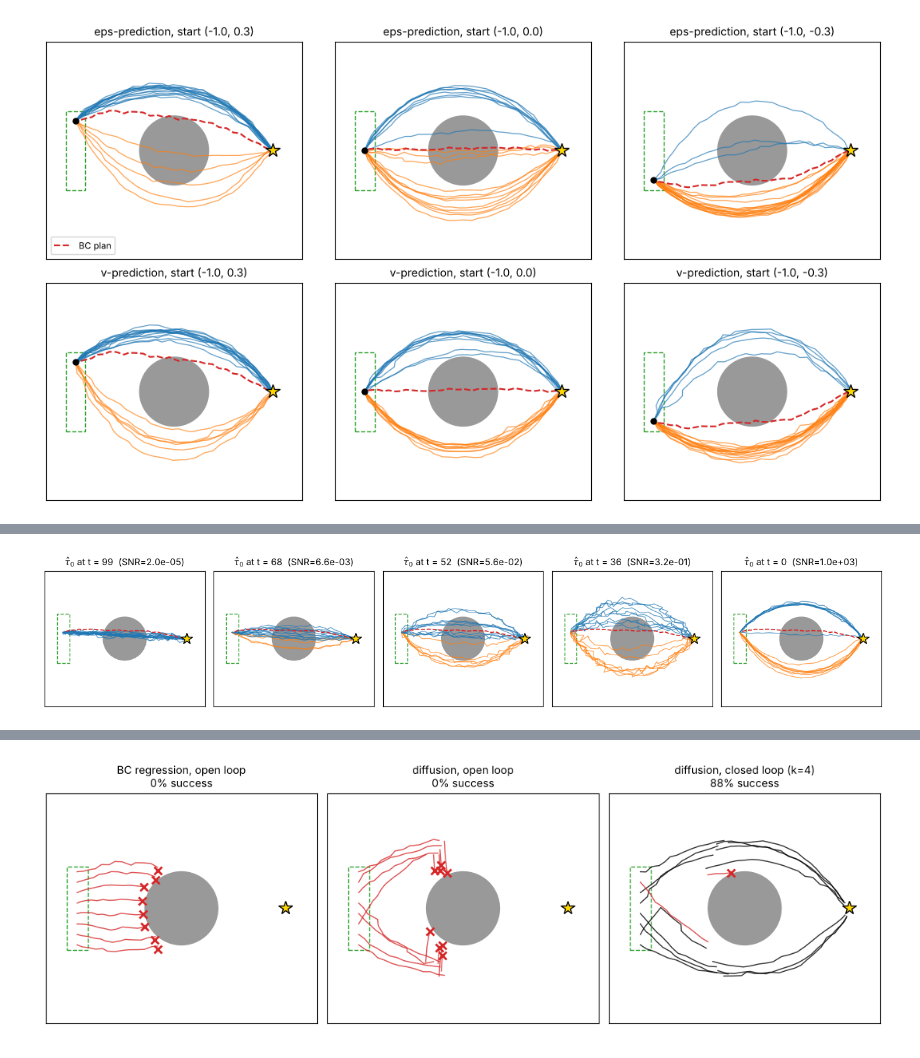
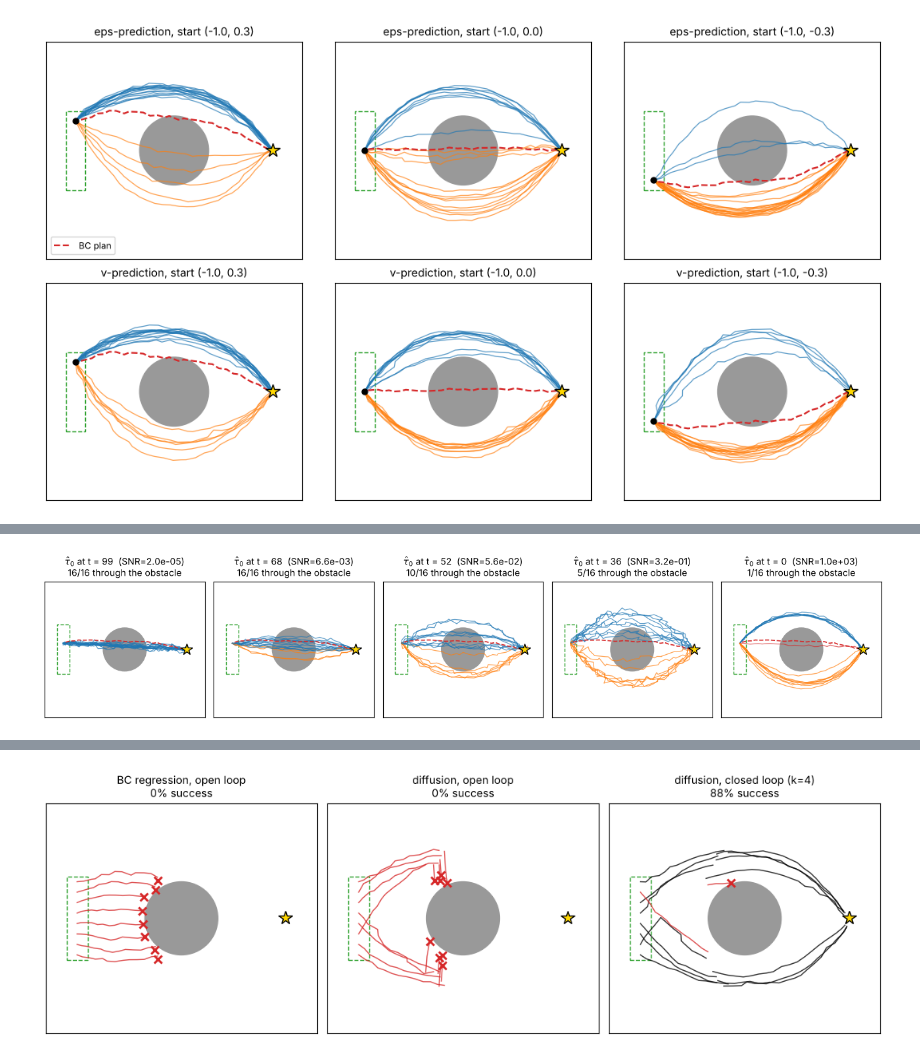
Before and after one commit to johnschwarcz/CognitiveGridworld, a Jupyter notebook: diffusion_tutorial/10_diffusion_for_control.ipynb, the cells around one changed output, grey strips where cells are left out. Drawn from its saved outputs; the diff is of its cells as text; code cells hidden in the pictures.

```diff
--- a/diffusion_tutorial/10_diffusion_for_control.ipynb
+++ b/diffusion_tutorial/10_diffusion_for_control.ipynb
@@ -124,7 +125,8 @@ def make_demos(n, rng, start_box=START_BOX, goal_box=None, clearance=0.15, jitte
 
     Each is a cubic Bezier curve whose two inner control points lie either above or below the
     obstacle (a fair coin decides), re-sampled at constant speed, plus a little waypoint jitter.
-    Curves passing closer than `clearance` to the obstacle are redrawn (rejection sampling).
+    Curves passing closer than `clearance` to the obstacle are redrawn from scratch (new start,
+    new coin flip): rejection sampling of the whole demonstration.
     goal_box=None uses the fixed GOAL; otherwise goals are uniform in the box.
     Returns (demos, route) with route = 1 for 'above' and 0 for 'below'.
     """
@@ -220,0 +240,9 @@ plt.show()
+# %%
+def route_prob(s, n=2000, seed=1):
+    """Monte-Carlo estimate of pi(s) = P(above | start s) for the expert generator."""
+    _, r = make_demos(n, np.random.default_rng(seed), start_box=((s[0],) * 2, (s[1],) * 2))
+    return r.mean()
+
+
+for y in [-0.3, 0.0, 0.3]:
+    print(f"experts starting at (-1.0, {y:+.1f}): P(above) = {route_prob(np.array([-1.0, y])):.3f}")
@@ -356,19 +441,21 @@ standard deviation of the crossing height *within* each route, averaged over the
 measures diversity, which a good imitator should match, not minimise).
 # %%
 def plan_metrics(starts, paths, obstacles=((OBST_C, OBST_R),), goals=GOAL):
-    """Summary statistics for plans paths (N, H, 2) that start at starts (N, 2)."""
+    """Summary statistics for plans paths (N, H, 2) that start at starts (N, 2).
+    goals=None skips the goal error (for plans whose endpoint is free or clamped)."""
     full = np.concatenate([starts[:, None], paths], 1)
     hit = np.zeros(len(full), dtype=bool)
     for c, r in obstacles:
         hit |= polyline_dist(full, c) < r
     above = np.array(route_colours(full)) == COL["above"]
-    goal_err = np.linalg.norm(full[:, -1] - goals, axis=-1)
     rough = (np.diff(full, 2, axis=1) ** 2).sum(-1).mean(1)
     i_mid = np.abs(full[..., 0] - OBST_C[0]).argmin(1)
     y_cross = full[np.arange(len(full)), i_mid, 1]
     spread = np.mean([y_cross[m].std() for m in (above, ~above) if m.sum() > 1])
-    return {"collision": hit.mean(), "above": above.mean(), "goal err": goal_err.mean(),
-            "roughness": rough.mean(), "spread": spread}
+    out = {"collision": hit.mean(), "above": above.mean()}
+    if goals is not None:
+        out["goal err"] = np.linalg.norm(full[:, -1] - goals, axis=-1).mean()
+    return {**out, "roughness": rough.mean(), "spread": spread}
 
 
 def print_metrics(name, m):
@@ -737,20 +938,30 @@ running guess $\hat\tau_0$ at a few points of the reverse process (20 steps; das
 # %%
+def hits_obstacle(paths):
+    """Which paths (N, L, 2) enter the obstacle."""
+    return polyline_dist(paths, OBST_C) < OBST_R
+
+
 torch.manual_seed(1)
 cond = to_tensor(np.repeat(s_star[None], 16, 0))
 _, x0_hist = sample_plans(policy, cond, n_steps=20, return_x0=True)
 ts20 = ddim_timesteps(sched.T, 20)
 frames = [0, 6, 9, 12, 19]
-fig, axes = plt.subplots(1, len(frames), figsize=(13, 2.8))
+fig, axes = plt.subplots(1, len(frames), figsize=(13, 3.0))
 for ax, k in zip(axes, frames):
     paths = np.concatenate([np.repeat(s_star[None, None], 16, 0), to_paths(x0_hist[k])], 1)
+    hit = hits_obstacle(paths)
     ab = sched.alpha_bars[ts20[k]].item()
-    draw_world(ax, title=f"$\\hat\\tau_0$ at t = {ts20[k]}  (SNR={ab / (1 - ab):.1e})")
-    plot_paths(ax, paths, alpha=0.7)
+    draw_world(ax, title=f"$\\hat\\tau_0$ at t = {ts20[k]}  (SNR={ab / (1 - ab):.1e})\n"
+                         f"{hit.sum()}/16 through the obstacle")
+    colours = route_colours(paths)
+    if k == frames[-1]:                       # final plans: show failures in red
+        colours = [COL["bc"] if h else c for h, c in zip(hit, colours)]
+    plot_paths(ax, paths, colours=colours, alpha=0.7)
     ax.plot(bc_plan[:, 0], bc_plan[:, 1], "--", color=COL["bc"], lw=1.2)
 plt.tight_layout()
 plt.show()
 # %% [output]
-[figure, old version]
+[figure, new version]
 # %% [markdown]
 At the highest noise level every sample's $\hat\tau_0$ lies on top of the BC plan: the noisiest
 denoiser *is* the regression policy, mean path through the obstacle included. As the SNR grows
```
Also changed, not shown: parts of 41 cells of this notebook, 19 other files.
